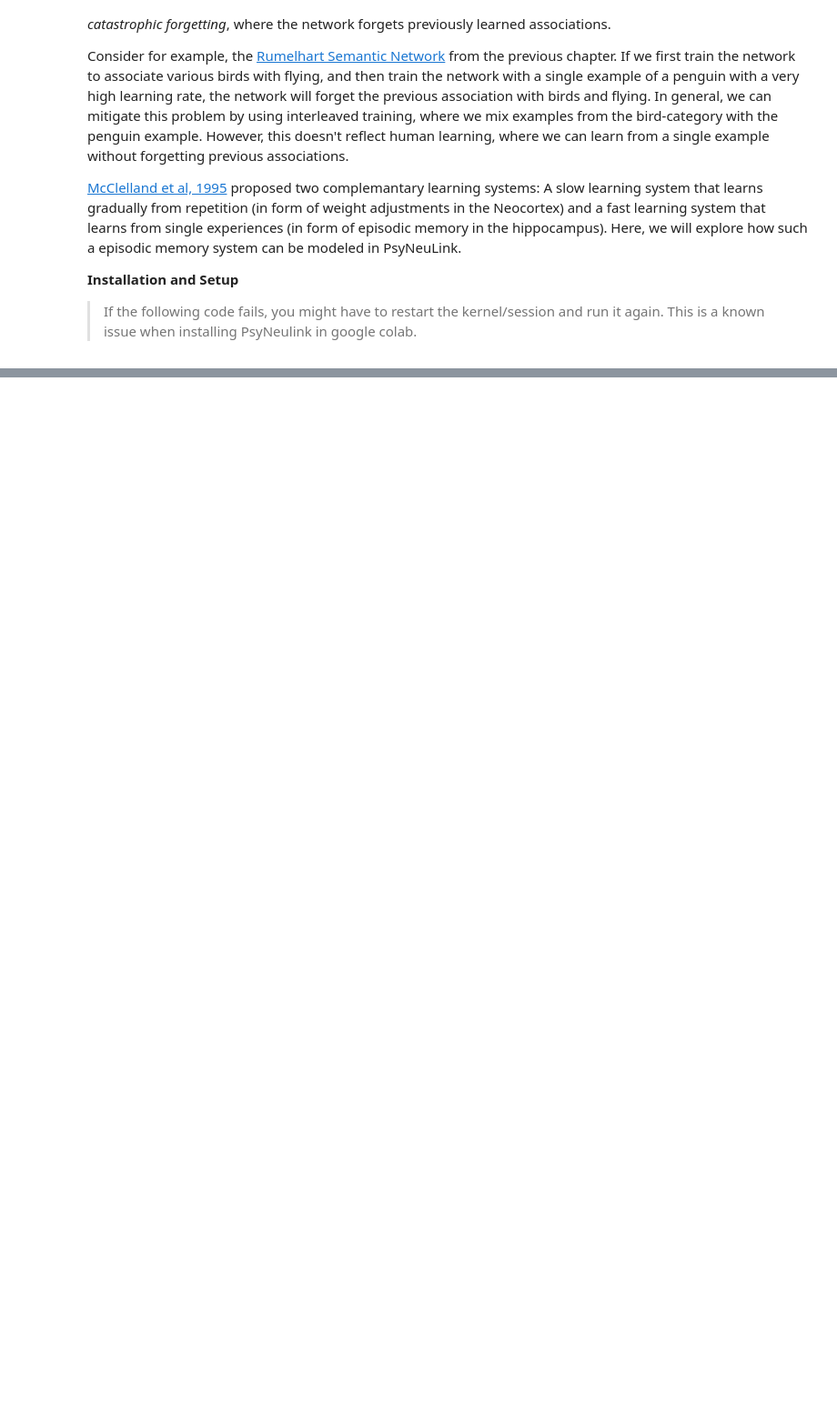
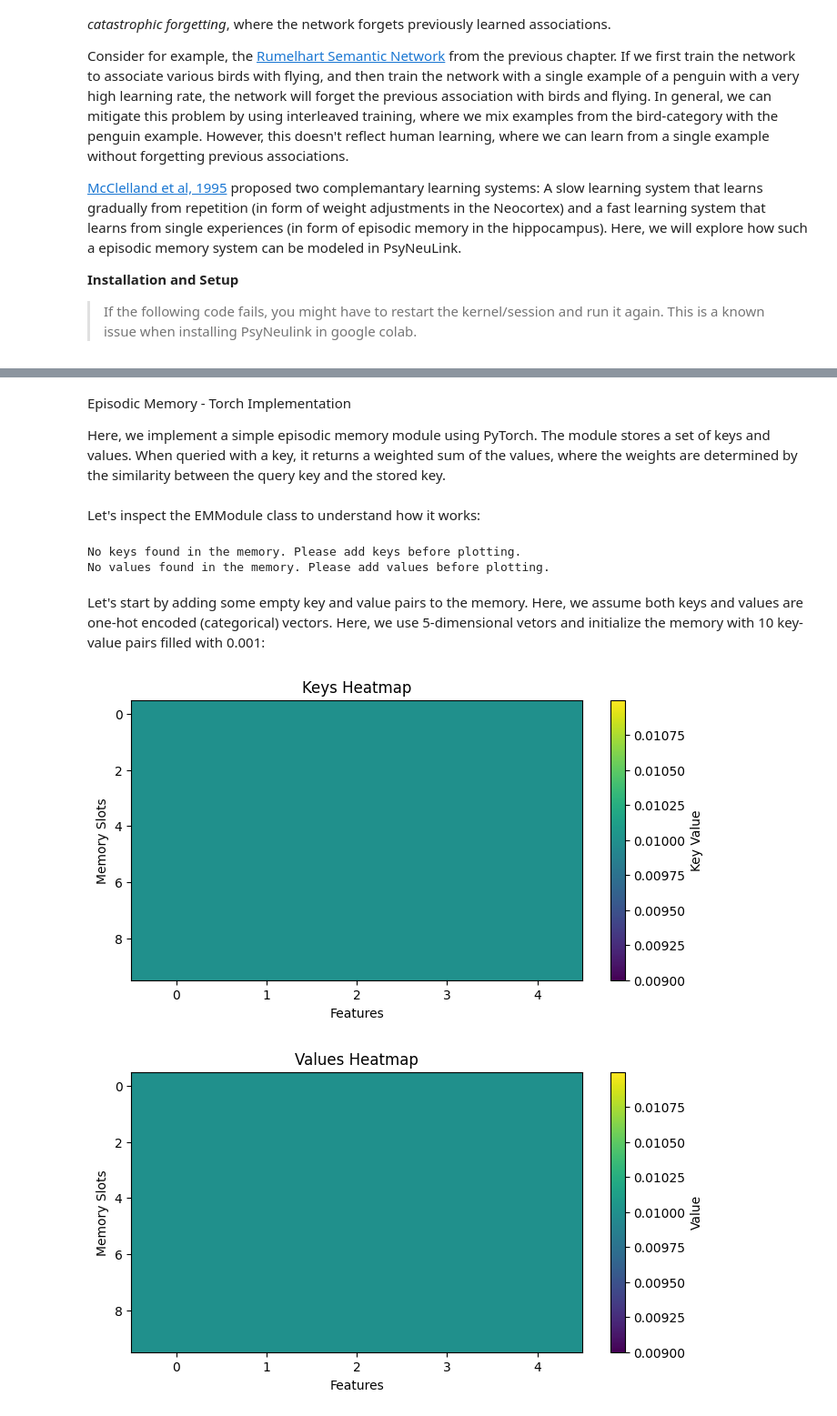
Before and after one commit to PrincetonUniversity/NEU-PSY-502, a Jupyter notebook: website/content/502B/Computation/Episodic Memory/notebooks/1 Episodic Memory.ipynb, the cells around one changed output, grey strips where cells are left out. Shown at 91% size. Drawn from its saved outputs; the diff is of its cells as text; code cells hidden in the pictures; blank space fills up the shorter version.

Commit message:
finish up episodic memory tutorial

```diff
--- a/website/content/502B/Computation/Episodic Memory/notebooks/1 Episodic Memory.ipynb
+++ b/website/content/502B/Computation/Episodic Memory/notebooks/1 Episodic Memory.ipynb
@@ -16,0 +26,4 @@ import psyneulink as pnl
+# %% [markdown]
+Episodic Memory - Torch Implementation
+
+Here, we implement a simple episodic memory module using PyTorch. The module stores a set of keys and values. When queried with a key, it returns a weighted sum of the values, where the weights are determined by the similarity between the query key and the stored key.
@@ -16,0 +117,52 @@ import psyneulink as pnl
+# %% [markdown]
+Let's inspect the EMModule class to understand how it works:
+# %%
+em = EMModule()
+
+def plot(em_module):
+        # Plot keys
+    if em.keys is not None:
+        plt.figure(figsize=(8, 4))
+        plt.imshow(em_module.keys.detach().numpy(), cmap='viridis', aspect='auto')
+        plt.colorbar(label="Key Value")
+        plt.title("Keys Heatmap")
+        plt.xlabel("Features")
+        plt.ylabel("Memory Slots")
+        plt.show()
+    else:
+        print(
+            "No keys found in the memory. Please add keys before plotting.")
+
+    # Plot values
+    if em_module.values is not None:
+        plt.figure(figsize=(8, 4))
+        plt.imshow(em_module.values.detach().numpy(), cmap='viridis', aspect='auto')
+        plt.colorbar(label="Value")
+        plt.title("Values Heatmap")
+        plt.xlabel("Features")
+        plt.ylabel("Memory Slots")
+        plt.show()
+    else:
+        print(
+            "No values found in the memory. Please add values before plotting.")
+
+
+plot(em)
+# %% [output]
+No keys found in the memory. Please add keys before plotting.
+No values found in the memory. Please add values before plotting.
+# %% [markdown]
+ Let's start by adding some empty key and value pairs to the memory. Here, we assume both keys and values are one-hot encoded (categorical) vectors. Here, we use 5-dimensional vetors and initialize the memory with 10 key-value pairs filled with 0.001:
+# %%
+memory_capacity = 10
+
+em.reset()
+
+for _ in range(memory_capacity):
+    em.prep(torch.tensor([[.01] * 5], dtype=torch.float),
+            torch.tensor([[.01] * 5], dtype=torch.float))
+
+plot(em)
+# %% [output]
+[figure, added]
+[figure, added]
```
Also changed, not shown: parts of 31 cells of this notebook.
